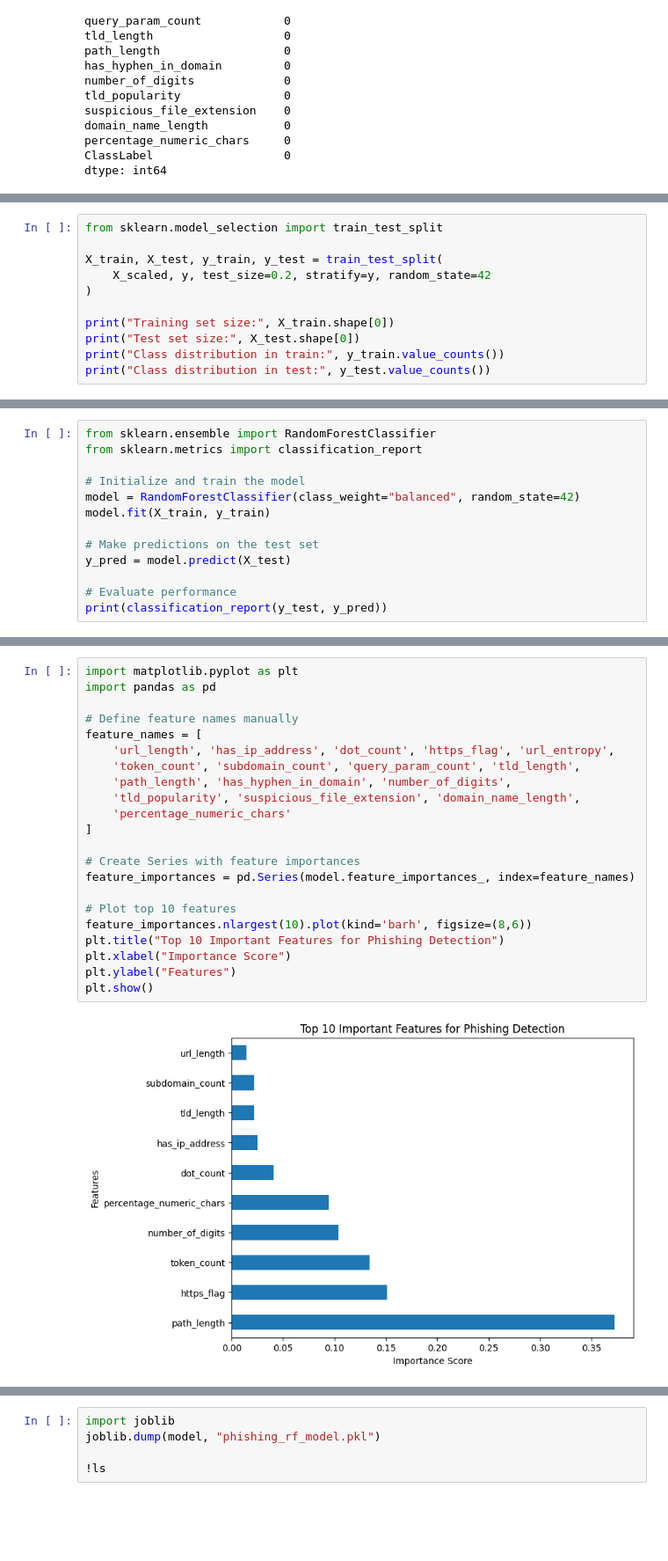
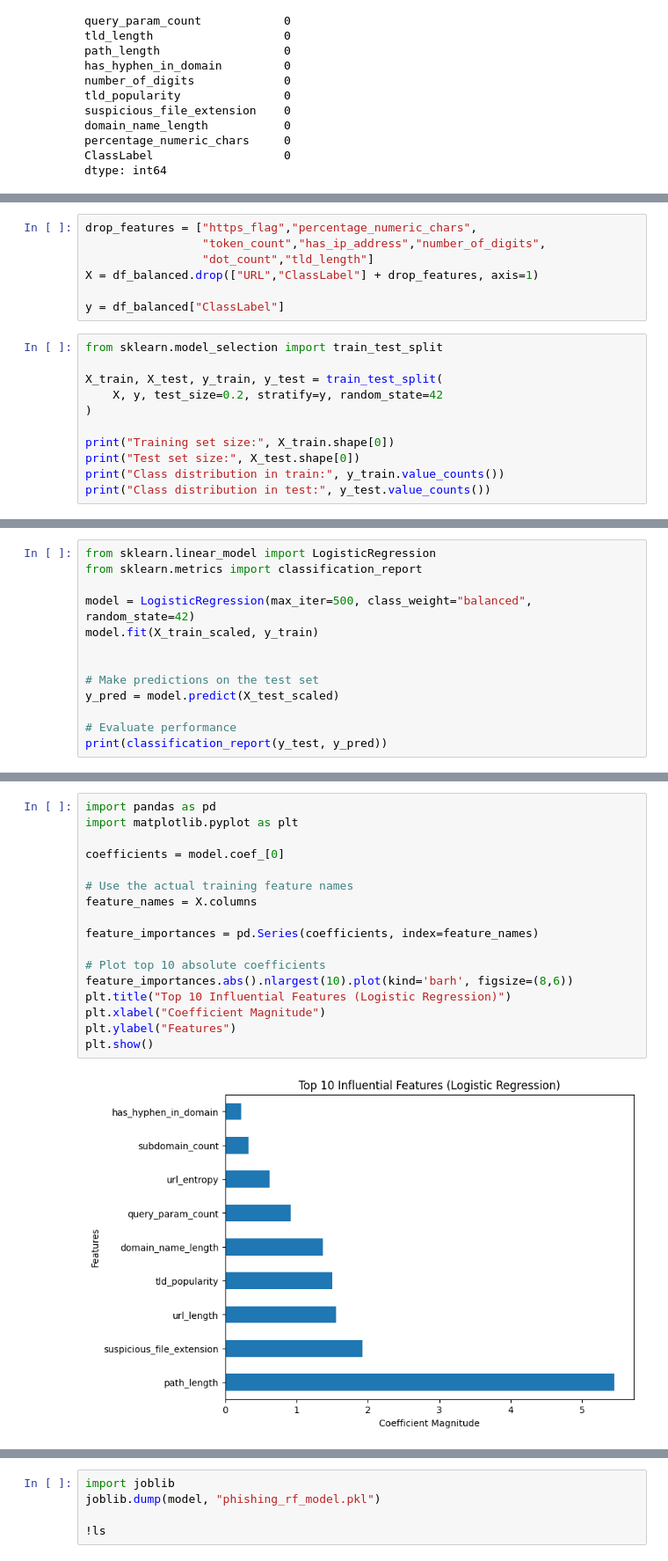
Before and after one commit to Kaviyasree-N/ML-PROJECT, a Jupyter notebook: Phishing_Detect_Model.ipynb, the cells around one changed output, grey strips where cells are left out. Shown at 88% size. Cells and saved outputs as stored; diff of their text form; blank space fills up the shorter version.

Commit message:
Trained using logistic regression

```diff
--- a/Phishing_Detect_Model.ipynb
+++ b/Phishing_Detect_Model.ipynb
@@ -154,8 +167,15 @@ Feature matrix shape: (19908, 16)
+# %%
+drop_features = ["https_flag","percentage_numeric_chars",
+                 "token_count","has_ip_address","number_of_digits",
+                 "dot_count","tld_length"]
+X = df_balanced.drop(["URL","ClassLabel"] + drop_features, axis=1)
+
+y = df_balanced["ClassLabel"]
 # %%
 from sklearn.model_selection import train_test_split
 
 X_train, X_test, y_train, y_test = train_test_split(
-    X_scaled, y, test_size=0.2, stratify=y, random_state=42
+    X, y, test_size=0.2, stratify=y, random_state=42
 )
 
 print("Training set size:", X_train.shape[0])
@@ -176,13 +211,13 @@ Name: count, dtype: int64
 # %%
-from sklearn.ensemble import RandomForestClassifier
+from sklearn.linear_model import LogisticRegression
 from sklearn.metrics import classification_report
 
-# Initialize and train the model
-model = RandomForestClassifier(class_weight="balanced", random_state=42)
-model.fit(X_train, y_train)
+model = LogisticRegression(max_iter=500, class_weight="balanced", random_state=42)
+model.fit(X_train_scaled, y_train)
+
 
 # Make predictions on the test set
-y_pred = model.predict(X_test)
+y_pred = model.predict(X_test_scaled)
 
 # Evaluate performance
 print(classification_report(y_test, y_pred))
@@ -198,27 +251,22 @@ weighted avg       1.00      1.00      1.00      3982
 # %%
+import pandas as pd
 import matplotlib.pyplot as plt
-import pandas as pd
 
-# Define feature names manually
-feature_names = [
-    'url_length', 'has_ip_address', 'dot_count', 'https_flag', 'url_entropy',
-    'token_count', 'subdomain_count', 'query_param_count', 'tld_length',
-    'path_length', 'has_hyphen_in_domain', 'number_of_digits',
-    'tld_popularity', 'suspicious_file_extension', 'domain_name_length',
-    'percentage_numeric_chars'
-]
+coefficients = model.coef_[0]
 
-# Create Series with feature importances
-feature_importances = pd.Series(model.feature_importances_, index=feature_names)
+# Use the actual training feature names
+feature_names = X.columns
 
-# Plot top 10 features
-feature_importances.nlargest(10).plot(kind='barh', figsize=(8,6))
-plt.title("Top 10 Important Features for Phishing Detection")
-plt.xlabel("Importance Score")
+feature_importances = pd.Series(coefficients, index=feature_names)
+
+# Plot top 10 absolute coefficients
+feature_importances.abs().nlargest(10).plot(kind='barh', figsize=(8,6))
+plt.title("Top 10 Influential Features (Logistic Regression)")
+plt.xlabel("Coefficient Magnitude")
 plt.ylabel("Features")
 plt.show()
 # %% [output]
-[figure, old version]
+[figure, new version]
 # %%
 from sklearn.model_selection import cross_val_score
 scores = cross_val_score(model, X, y, cv=5)
```
Also changed, not shown: parts of 14 cells of this notebook.
